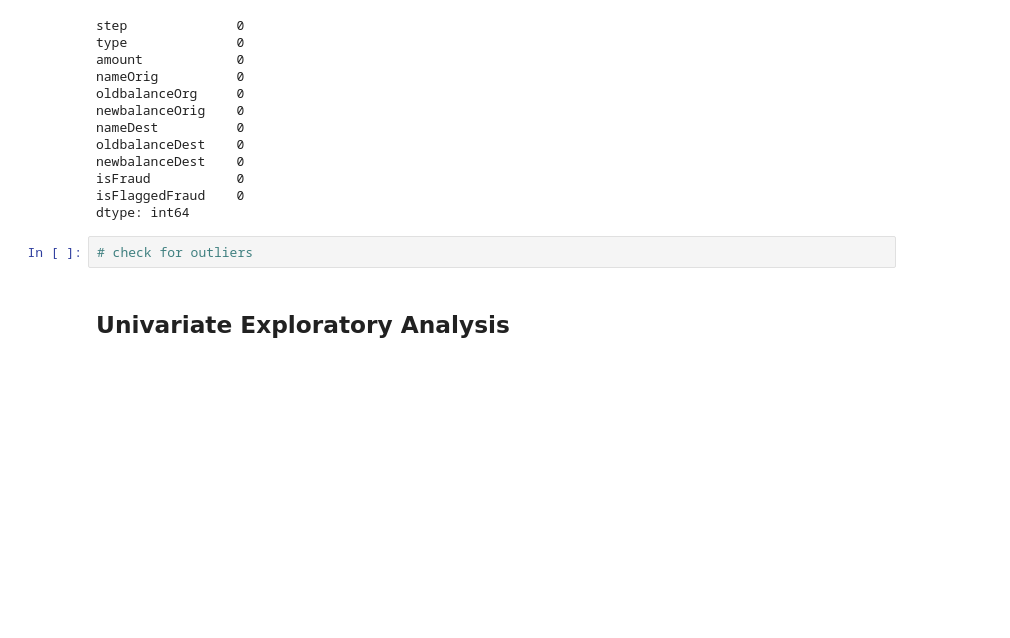
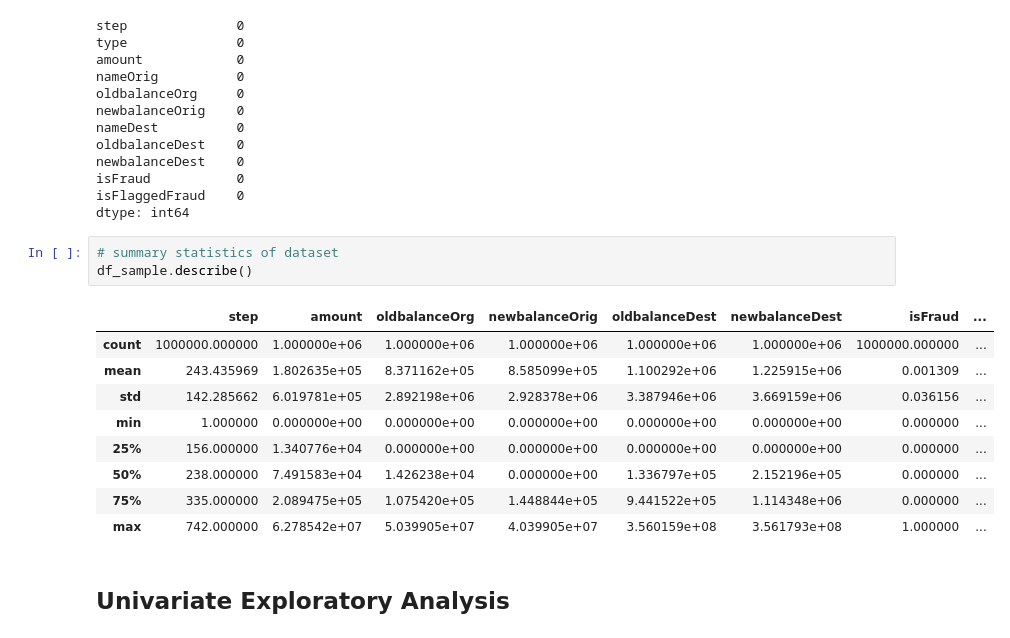
Before and after one commit to walcotttt/supervised-learning-project, a Jupyter notebook: EDA.ipynb, the cells around one changed output. Drawn from its saved outputs; the diff is of its cells as text; blank space fills up the shorter version.

```diff
--- a/EDA.ipynb
+++ b/EDA.ipynb
@@ -68,8 +67,19 @@ newbalanceDest    0
 isFraud           0
 isFlaggedFraud    0
 dtype: int64
-# %%
-# check for outliers
+# %%
+# summary statistics of dataset
+df_sample.describe()
+# %% [output]
+|  | step | amount | oldbalanceOrg | newbalanceOrig | oldbalanceDest | newbalanceDest | isFraud | ... |
+| count | 1000000.000000 | 1.000000e+06 | 1.000000e+06 | 1.000000e+06 | 1.000000e+06 | 1.000000e+06 | 1000000.000000 | ... |
+| mean | 243.435969 | 1.802635e+05 | 8.371162e+05 | 8.585099e+05 | 1.100292e+06 | 1.225915e+06 | 0.001309 | ... |
+| std | 142.285662 | 6.019781e+05 | 2.892198e+06 | 2.928378e+06 | 3.387946e+06 | 3.669159e+06 | 0.036156 | ... |
+| min | 1.000000 | 0.000000e+00 | 0.000000e+00 | 0.000000e+00 | 0.000000e+00 | 0.000000e+00 | 0.000000 | ... |
+| 25% | 156.000000 | 1.340776e+04 | 0.000000e+00 | 0.000000e+00 | 0.000000e+00 | 0.000000e+00 | 0.000000 | ... |
+| 50% | 238.000000 | 7.491583e+04 | 1.426238e+04 | 0.000000e+00 | 1.336797e+05 | 2.152196e+05 | 0.000000 | ... |
+| 75% | 335.000000 | 2.089475e+05 | 1.075420e+05 | 1.448844e+05 | 9.441522e+05 | 1.114348e+06 | 0.000000 | ... |
+| max | 742.000000 | 6.278542e+07 | 5.039905e+07 | 4.039905e+07 | 3.560159e+08 | 3.561793e+08 | 1.000000 | ... |
 # %% [markdown]
 ## Univariate Exploratory Analysis
 # %%
```
Also changed, not shown: parts of 5 cells of this notebook, 2 other files.
